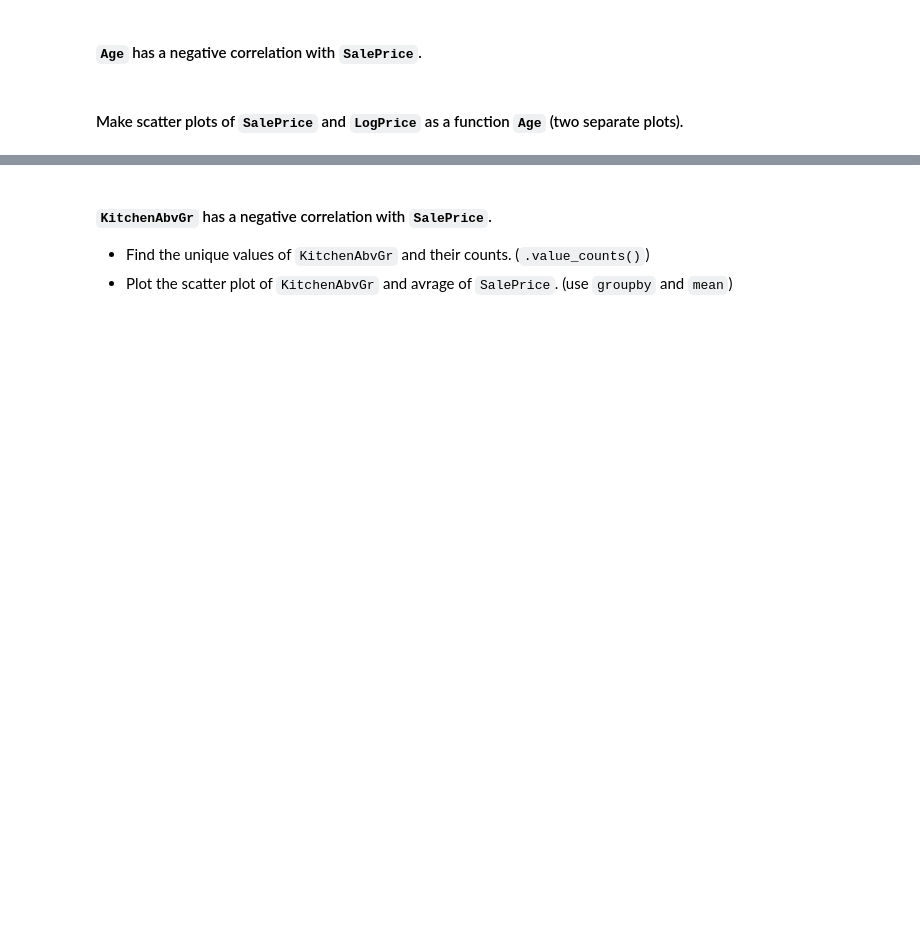
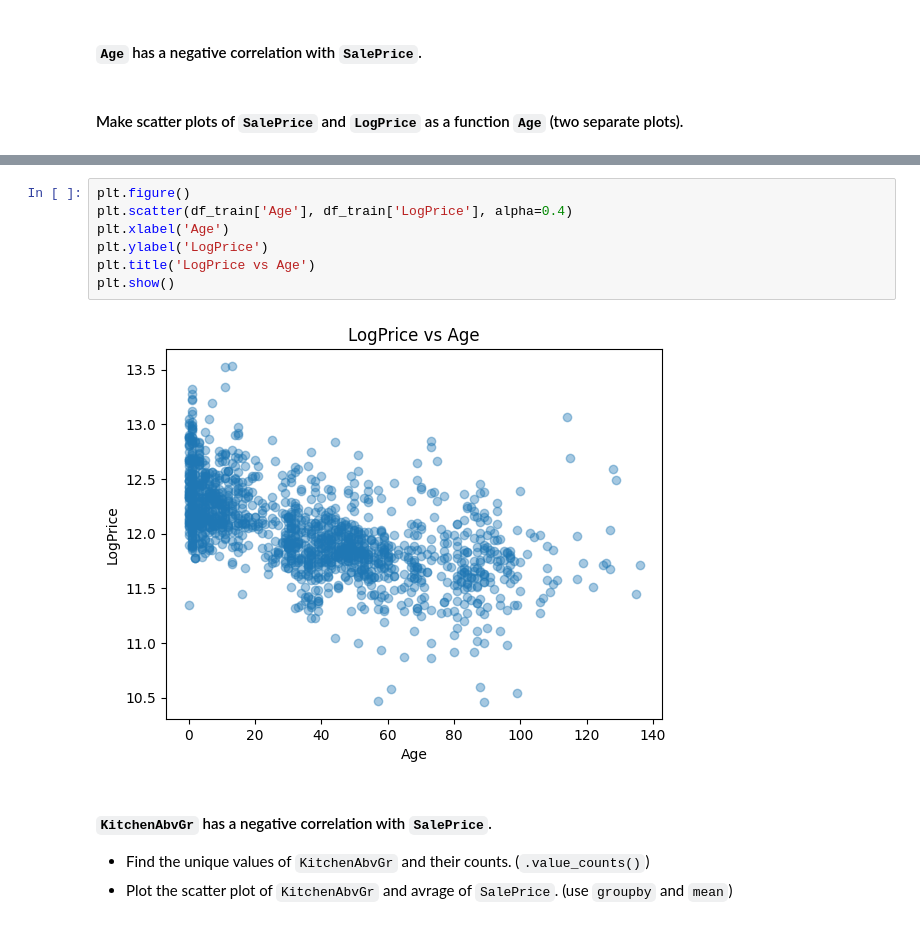
Before and after one commit to whatnirja/PyData2025, a Jupyter notebook: Lab_Week6_Regression/Lab6_Exercise.ipynb, the cells around one changed output, grey strips where cells are left out. Cells and saved outputs as stored; diff of their text form; blank space fills up the shorter version.

```diff
--- a/Lab_Week6_Regression/Lab6_Exercise.ipynb
+++ b/Lab_Week6_Regression/Lab6_Exercise.ipynb
@@ -518,3 +538,12 @@ Your text here ...
+# %%
+plt.figure()
+plt.scatter(df_train['Age'], df_train['LogPrice'], alpha=0.4)
+plt.xlabel('Age')
+plt.ylabel('LogPrice')
+plt.title('LogPrice vs Age')
+plt.show()
+# %% [output]
+[figure, added]
 # %% [markdown]
 #### `KitchenAbvGr` has a negative correlation with `SalePrice`.
 
```
Also changed, not shown: parts of 27 cells of this notebook.
